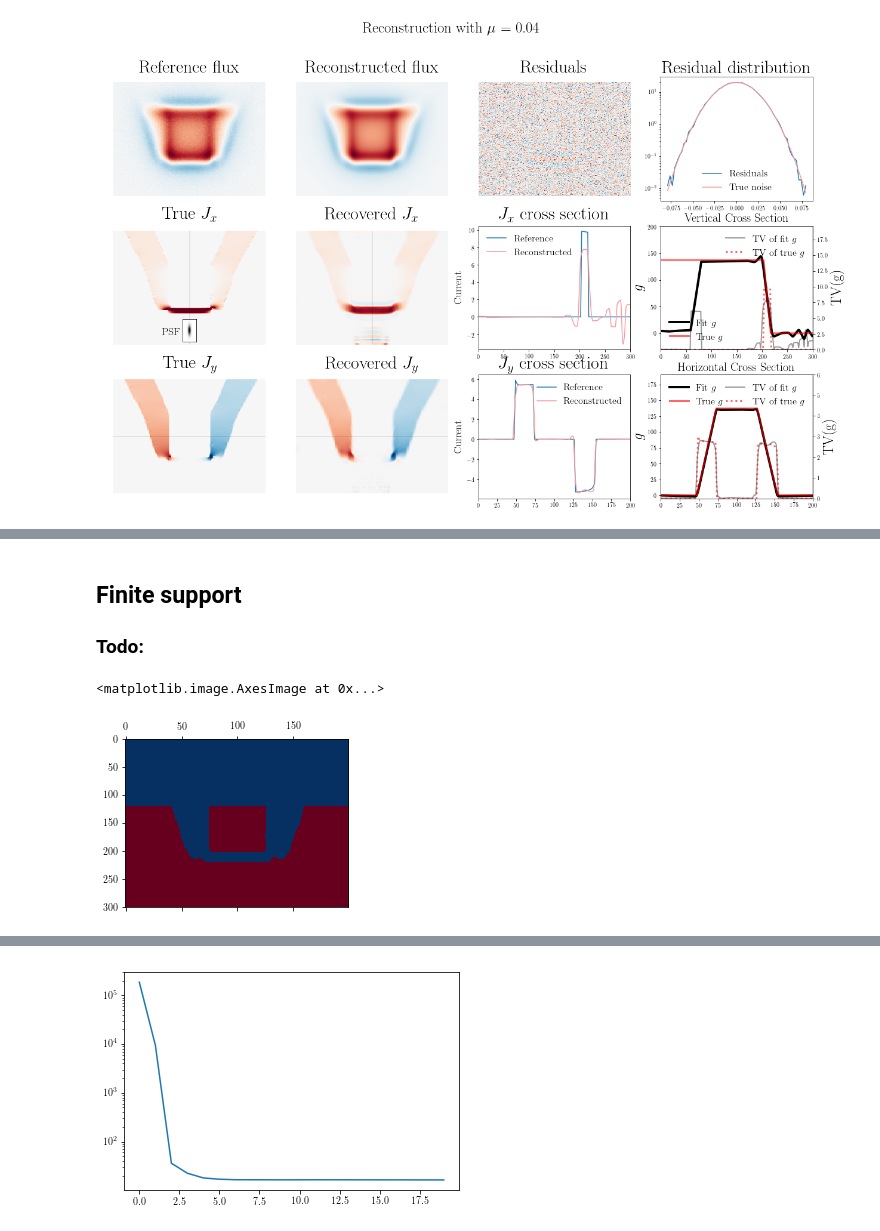
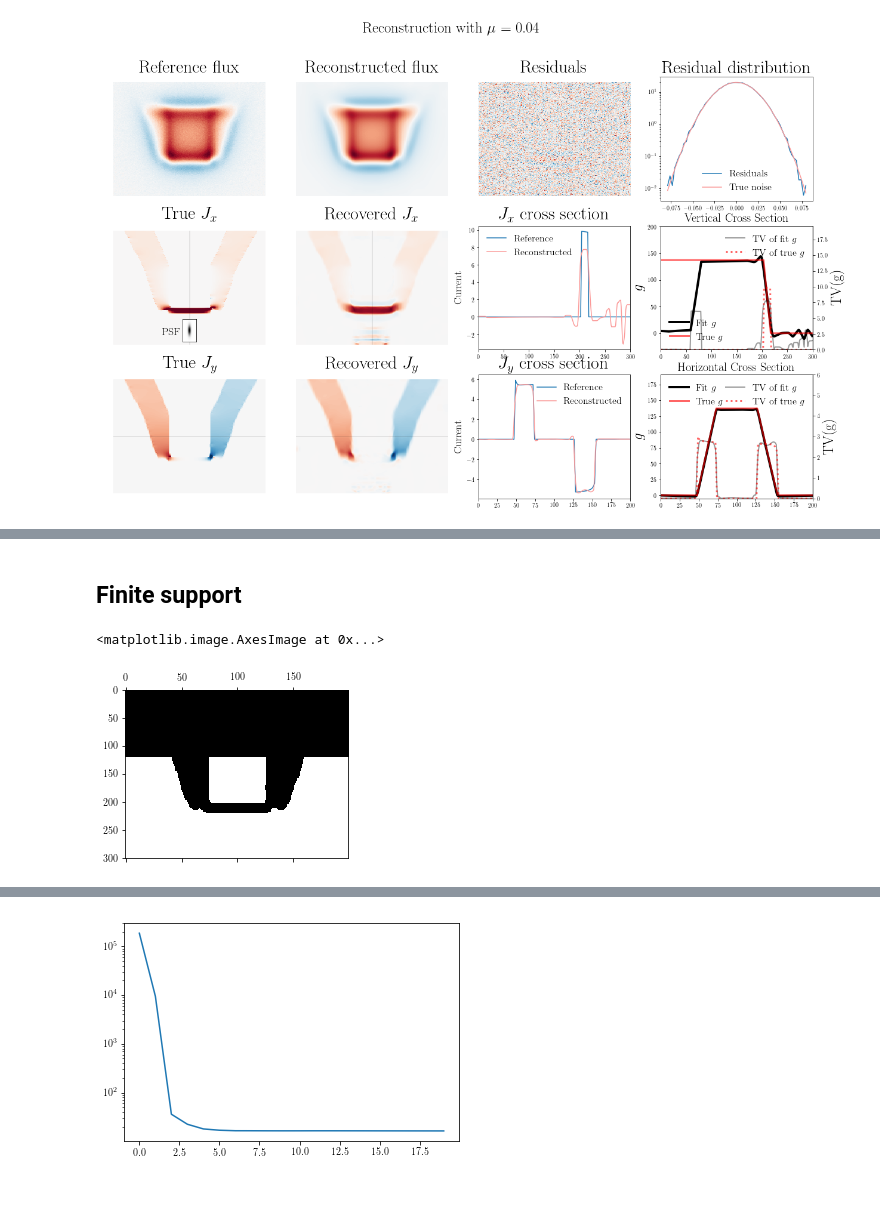
Before and after one commit to colinclement/pysquid, a Jupyter notebook: nbs/fakedata.ipynb, the cells around one changed output, grey strips where cells are left out. Saved outputs shown, nothing was run; the diff lists cells and outputs as text; code cells hidden in the pictures; blank space fills up the shorter version.

```diff
--- a/nbs/fakedata.ipynb
+++ b/nbs/fakedata.ipynb
@@ -219,18 +157,15 @@ axes[1].set_title("TV = {}".format(tv_realg.sum()))
 # %% [markdown]
 ## Finite support
-
-### Todo:
 # %%
-import scipy.ndimage as ndi
 supportmask = mask[yc:yc+kernel.Ly_pad, xc:xc+kernel.Lx_pad]
 
 zeromask = ndi.binary_erosion(1*(supportmask == 0), iterations=2,
                               border_value=1)
 zeromask[:120] = 0.
-plt.matshow(zeromask, aspect=0.5)
+plt.matshow(zeromask, aspect=0.5, cmap='gray')
 # %% [output]
 <matplotlib.image.AxesImage at 0x...>
-[figure, old version]
+[figure, new version]
 # %%
 decon_fs = deconvolve.TVDeconvolver(kernel, 2 * sigma, support_mask=zeromask,
                                     g_ext=netmodel.g_ext)
```
Also changed, not shown: parts of 15 cells of this notebook.
